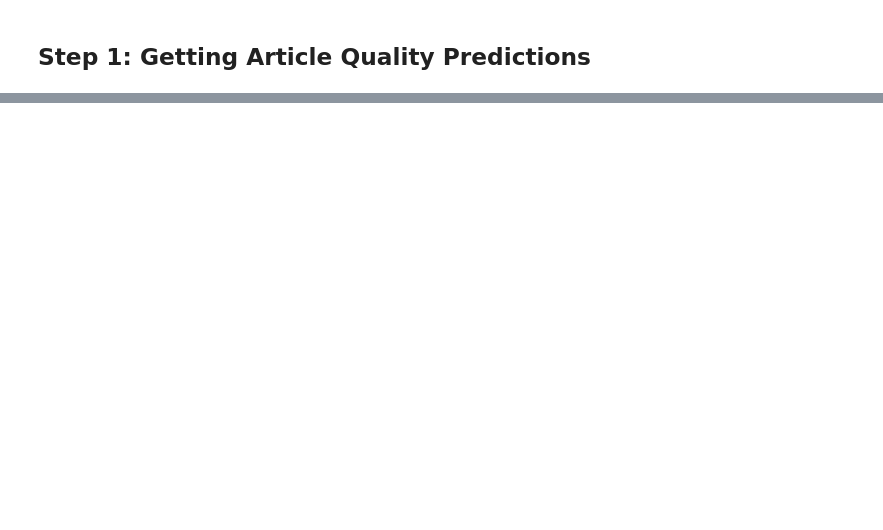
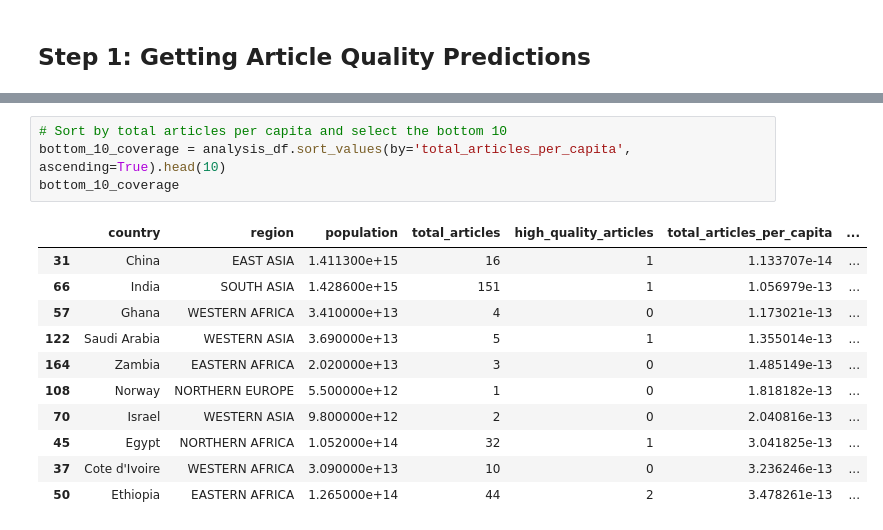
Before and after one commit to salelbakri/data-512-homework_2, a Jupyter notebook: HW2_code.ipynb, the cells around one changed output, grey strips where cells are left out. Cells and saved outputs as stored; diff of their text form; blank space fills up the shorter version.

```diff
--- a/HW2_code.ipynb
+++ b/HW2_code.ipynb
@@ -26,0 +554,16 @@ FileNotFoundError: [Errno 2] No such file or directory: '/data/politicians_by_co
+# %%
+# Sort by total articles per capita and select the bottom 10
+bottom_10_coverage = analysis_df.sort_values(by='total_articles_per_capita', ascending=True).head(10)
+bottom_10_coverage
+# %% [output]
+|  | country | region | population | total_articles | high_quality_articles | total_articles_per_capita | ... |
+| 31 | China | EAST ASIA | 1.411300e+15 | 16 | 1 | 1.133707e-14 | ... |
+| 66 | India | SOUTH ASIA | 1.428600e+15 | 151 | 1 | 1.056979e-13 | ... |
+| 57 | Ghana | WESTERN AFRICA | 3.410000e+13 | 4 | 0 | 1.173021e-13 | ... |
+| 122 | Saudi Arabia | WESTERN ASIA | 3.690000e+13 | 5 | 1 | 1.355014e-13 | ... |
+| 164 | Zambia | EASTERN AFRICA | 2.020000e+13 | 3 | 0 | 1.485149e-13 | ... |
+| 108 | Norway | NORTHERN EUROPE | 5.500000e+12 | 1 | 0 | 1.818182e-13 | ... |
+| 70 | Israel | WESTERN ASIA | 9.800000e+12 | 2 | 0 | 2.040816e-13 | ... |
+| 45 | Egypt | NORTHERN AFRICA | 1.052000e+14 | 32 | 1 | 3.041825e-13 | ... |
+| 37 | Cote d'Ivoire | WESTERN AFRICA | 3.090000e+13 | 10 | 0 | 3.236246e-13 | ... |
+| 50 | Ethiopia | EASTERN AFRICA | 1.265000e+14 | 44 | 2 | 3.478261e-13 | ... |
```
Also changed, not shown: parts of 24 cells of this notebook.
